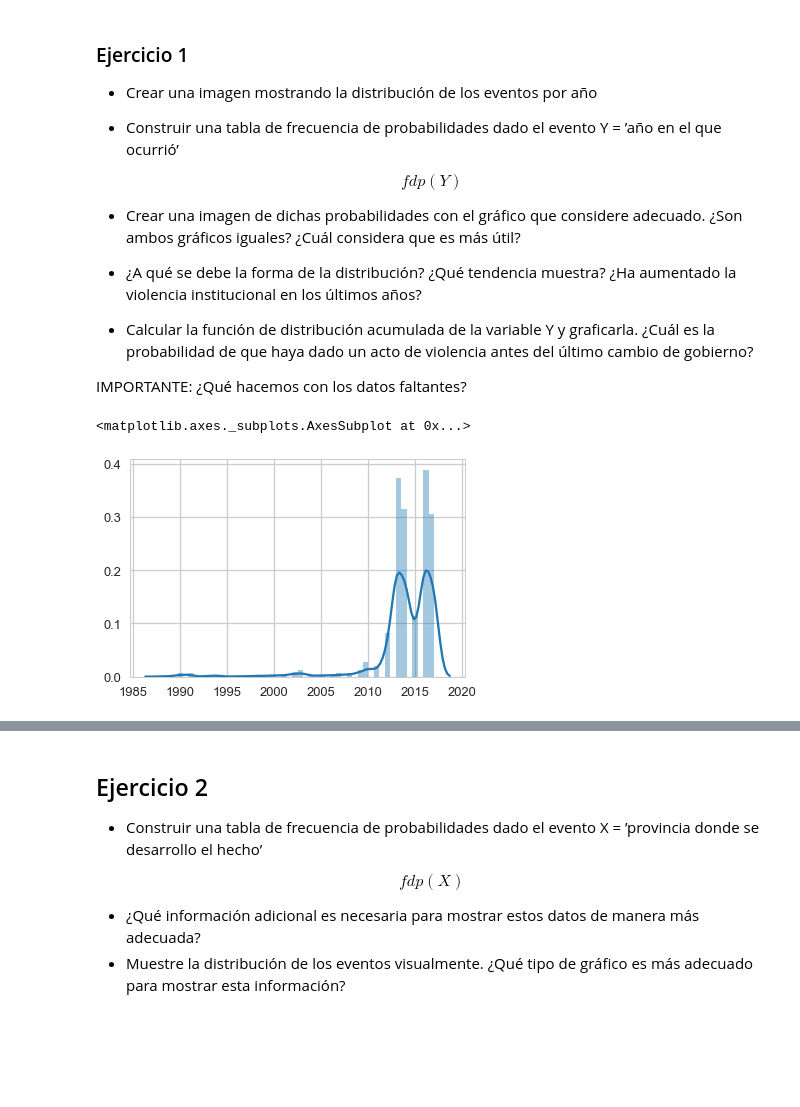
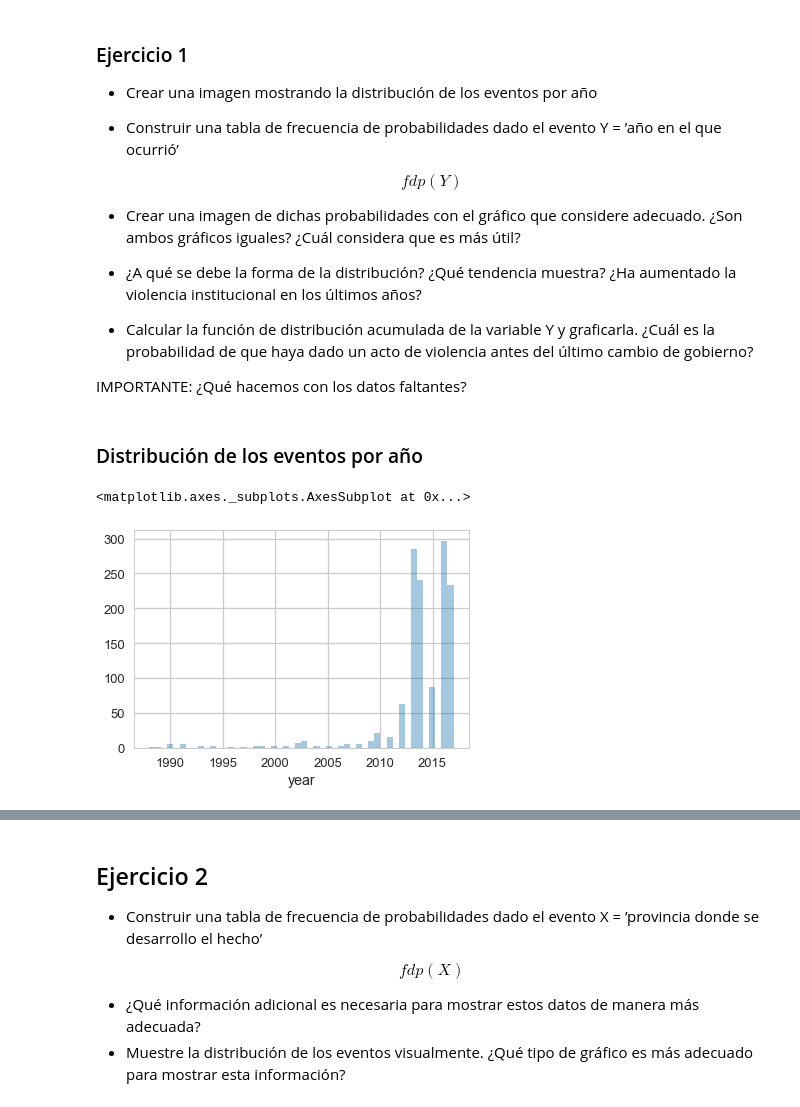
Before and after one commit to rodricarranza/DiploDatos, a Jupyter notebook: analysis_and_visualization/tasks/Tarea integradora - parte 1.ipynb, the cells around one changed output, grey strips where cells are left out. Saved outputs shown, nothing was run; the diff lists cells and outputs as text; code cells hidden in the pictures; blank space fills up the shorter version.

```diff
--- a/analysis_and_visualization/tasks/Tarea integradora - parte 1.ipynb
+++ b/analysis_and_visualization/tasks/Tarea integradora - parte 1.ipynb
@@ -70,13 +79,3 @@ $$fdp(Y)$$
 * Calcular la función de distribución acumulada de la variable Y y graficarla. ¿Cuál es la probabilidad de que haya dado un acto de violencia antes del último cambio de gobierno?
 
 IMPORTANTE: ¿Qué hacemos con los datos faltantes?
-# %%
-# Ejercicio 1.1 - Histograma de la distribución de los eventos por año
-import math
-
-normalized_years = [x for x in dataset.year if not math.isnan(x)]
-
-seaborn.distplot(normalized_years)
-# %% [output]
-<matplotlib.axes._subplots.AxesSubplot at 0x...>
-[figure, removed]
@@ -89,0 +82,8 @@ frecuency_by_year = [(x, numpy.mean(normalized_years.count(x)/len(normalized_yea
+# %% [markdown]
+### Distribución de los eventos por año
+# %%
+# Drop nan values from year column and plot a distribution of events by year
+seaborn.distplot(dataset.year.dropna(), kde=False)
+# %% [output]
+<matplotlib.axes._subplots.AxesSubplot at 0x...>
+[figure, added]
```
Also changed, not shown: parts of 9 cells of this notebook.
